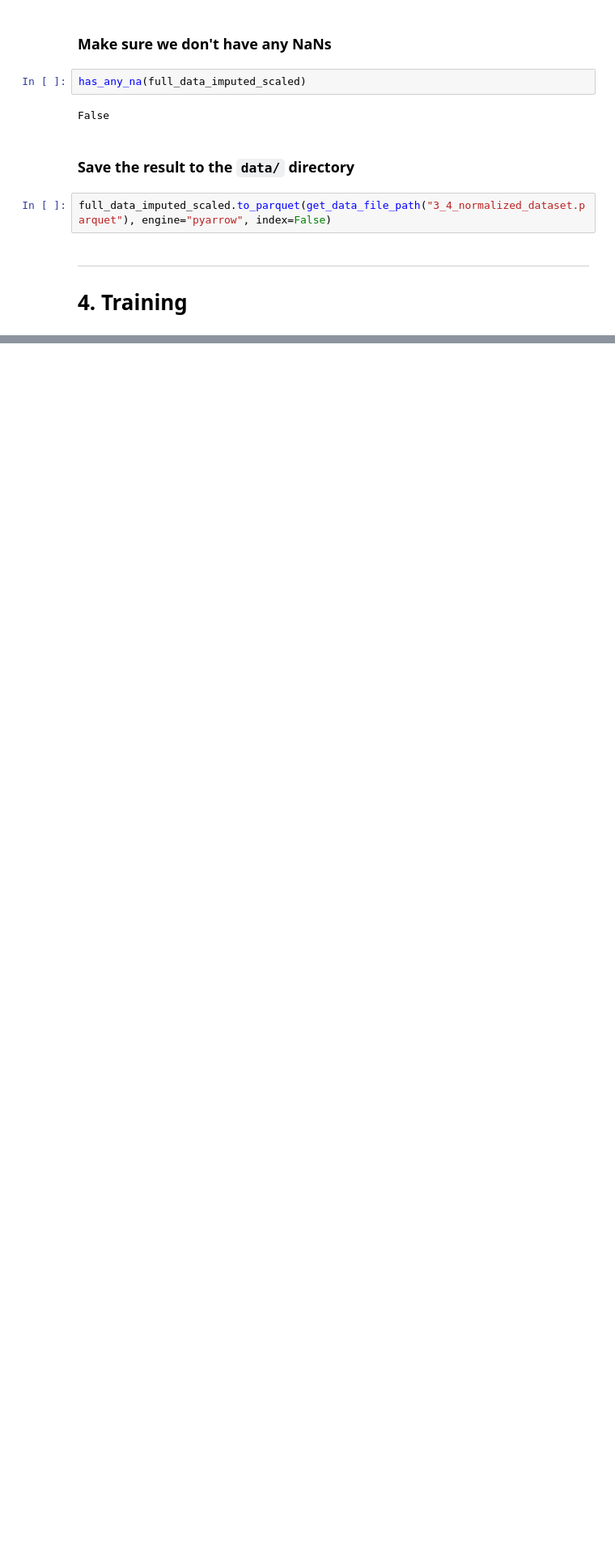
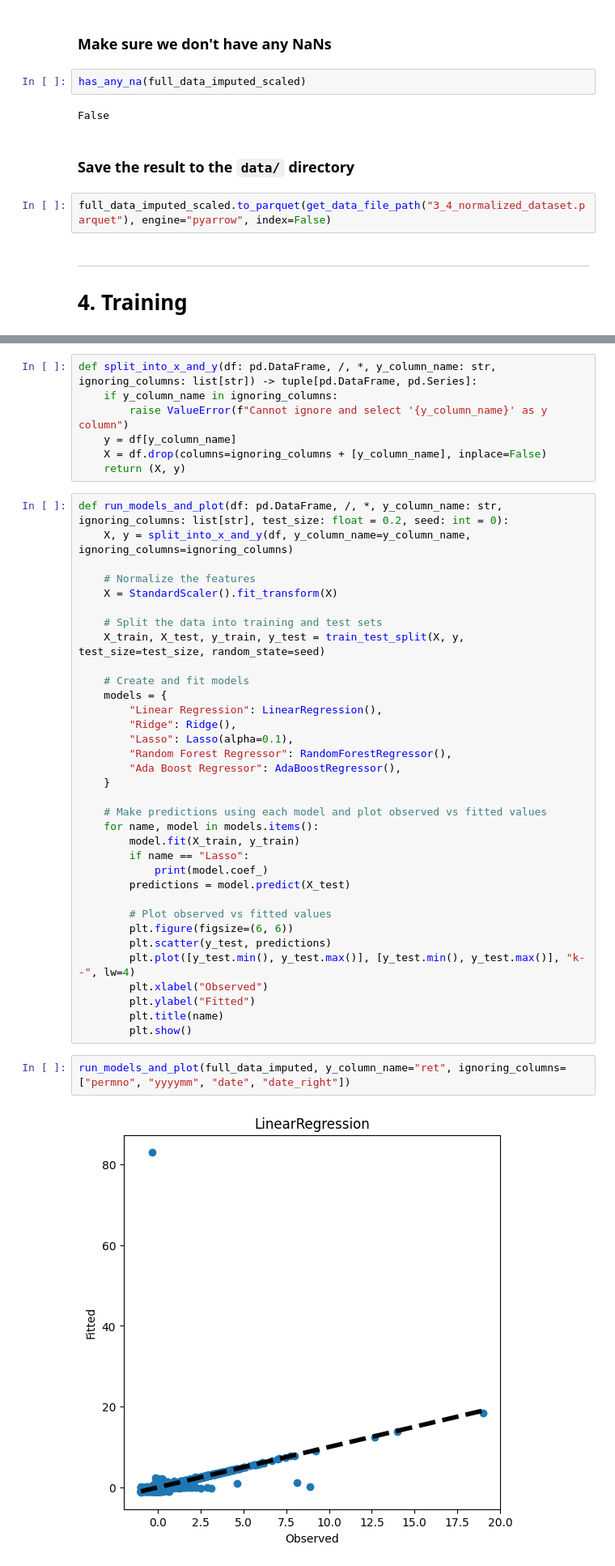
Before and after one commit to NicolasAlmerge/FIN407FinalProject, a Jupyter notebook: Predictors.ipynb, the cells around one changed output, grey strips where cells are left out. Shown: that part at 81% size. Drawn from its saved outputs; the diff is of its cells as text; blank space fills up the shorter version.

Commit message:
Added prediction first step

```diff
--- a/Predictors.ipynb
+++ b/Predictors.ipynb
@@ -414,0 +430,45 @@ full_data_imputed_scaled = pd.read_parquet(get_data_file_path("3_4_normalized_da
+# %%
+def split_into_x_and_y(df: pd.DataFrame, /, *, y_column_name: str, ignoring_columns: list[str]) -> tuple[pd.DataFrame, pd.Series]:
+    if y_column_name in ignoring_columns:
+        raise ValueError(f"Cannot ignore and select '{y_column_name}' as y column")
+    y = df[y_column_name]
+    X = df.drop(columns=ignoring_columns + [y_column_name], inplace=False)
+    return (X, y)
+# %%
+def run_models_and_plot(df: pd.DataFrame, /, *, y_column_name: str, ignoring_columns: list[str], test_size: float = 0.2, seed: int = 0):
+    X, y = split_into_x_and_y(df, y_column_name=y_column_name, ignoring_columns=ignoring_columns)
+
+    # Normalize the features
+    X = StandardScaler().fit_transform(X)
+
+    # Split the data into training and test sets
+    X_train, X_test, y_train, y_test = train_test_split(X, y, test_size=test_size, random_state=seed)
+
+    # Create and fit models
+    models = {
+        "Linear Regression": LinearRegression(),
+        "Ridge": Ridge(),
+        "Lasso": Lasso(alpha=0.1),
+        "Random Forest Regressor": RandomForestRegressor(),
+        "Ada Boost Regressor": AdaBoostRegressor(),
+    }
+
+    # Make predictions using each model and plot observed vs fitted values
+    for name, model in models.items():
+        model.fit(X_train, y_train)
+        if name == "Lasso":
+            print(model.coef_)
+        predictions = model.predict(X_test)
+
+        # Plot observed vs fitted values
+        plt.figure(figsize=(6, 6))
+        plt.scatter(y_test, predictions)
+        plt.plot([y_test.min(), y_test.max()], [y_test.min(), y_test.max()], "k--", lw=4)
+        plt.xlabel("Observed")
+        plt.ylabel("Fitted")
+        plt.title(name)
+        plt.show()
+# %%
+run_models_and_plot(full_data_imputed, y_column_name="ret", ignoring_columns=["permno", "yyyymm", "date", "date_right"])
+# %% [output]
+[figure, added]
```
Also changed, not shown: parts of 3 cells of this notebook, 1 other file.
